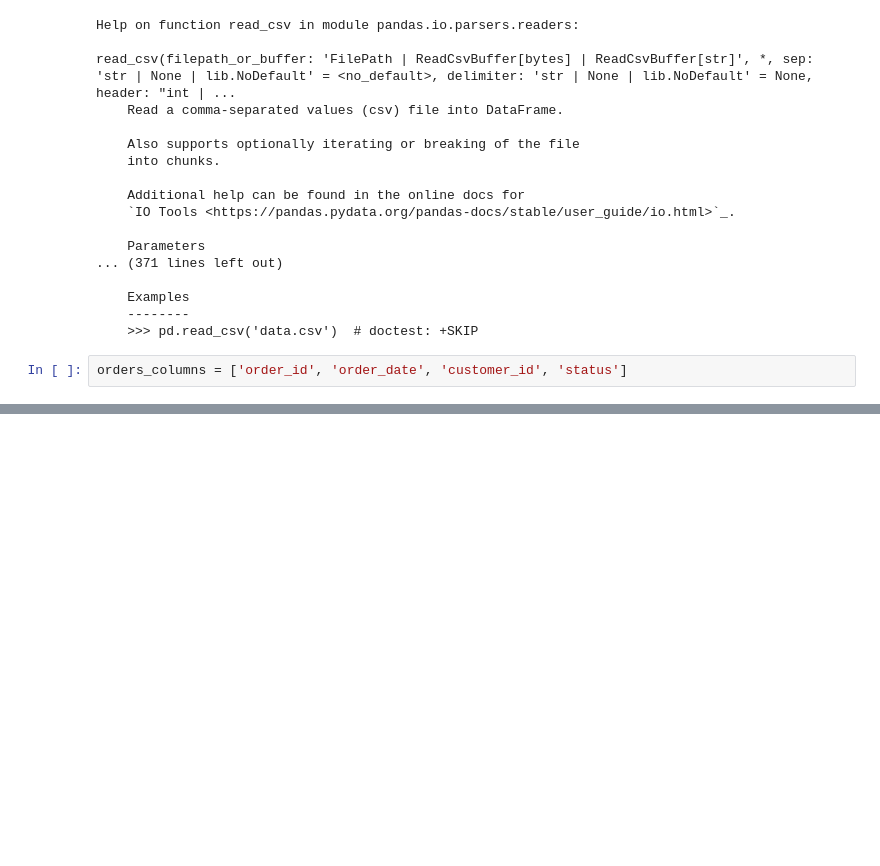
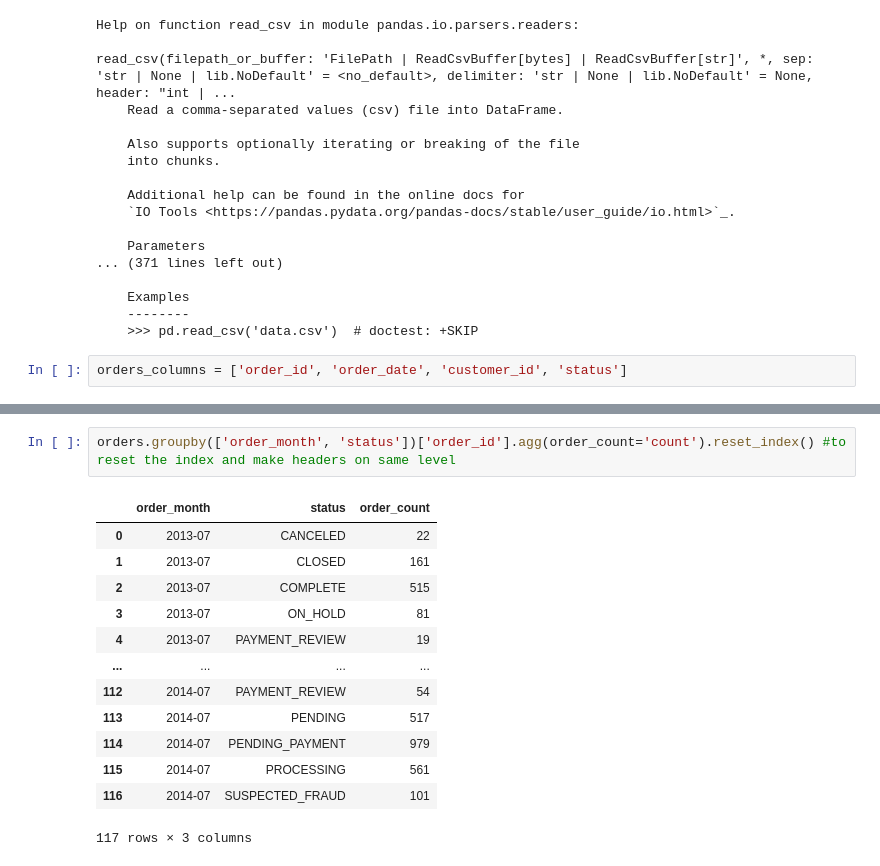
Before and after one commit to bhubhik/data-eng-learning, a Jupyter notebook: python-revision/pandas/overview.ipynb, the cells around one changed output, grey strips where cells are left out. Drawn from its saved outputs; the diff is of its cells as text; blank space fills up the shorter version.

```diff
--- a/python-revision/pandas/overciew.ipynb
+++ b/python-revision/pandas/overview.ipynb
@@ -43,0 +101,16 @@ pd.read_csv(
+# %%
+orders.groupby(['order_month', 'status'])['order_id'].agg(order_count='count').reset_index() #to reset the index and make headers on same level
+# %% [output]
+|  | order_month | status | order_count |
+| 0 | 2013-07 | CANCELED | 22 |
+| 1 | 2013-07 | CLOSED | 161 |
+| 2 | 2013-07 | COMPLETE | 515 |
+| 3 | 2013-07 | ON_HOLD | 81 |
+| 4 | 2013-07 | PAYMENT_REVIEW | 19 |
+| ... | ... | ... | ... |
+| 112 | 2014-07 | PAYMENT_REVIEW | 54 |
+| 113 | 2014-07 | PENDING | 517 |
+| 114 | 2014-07 | PENDING_PAYMENT | 979 |
+| 115 | 2014-07 | PROCESSING | 561 |
+| 116 | 2014-07 | SUSPECTED_FRAUD | 101 |
+117 rows × 3 columns
```
Also changed, not shown: parts of 7 cells of this notebook.
